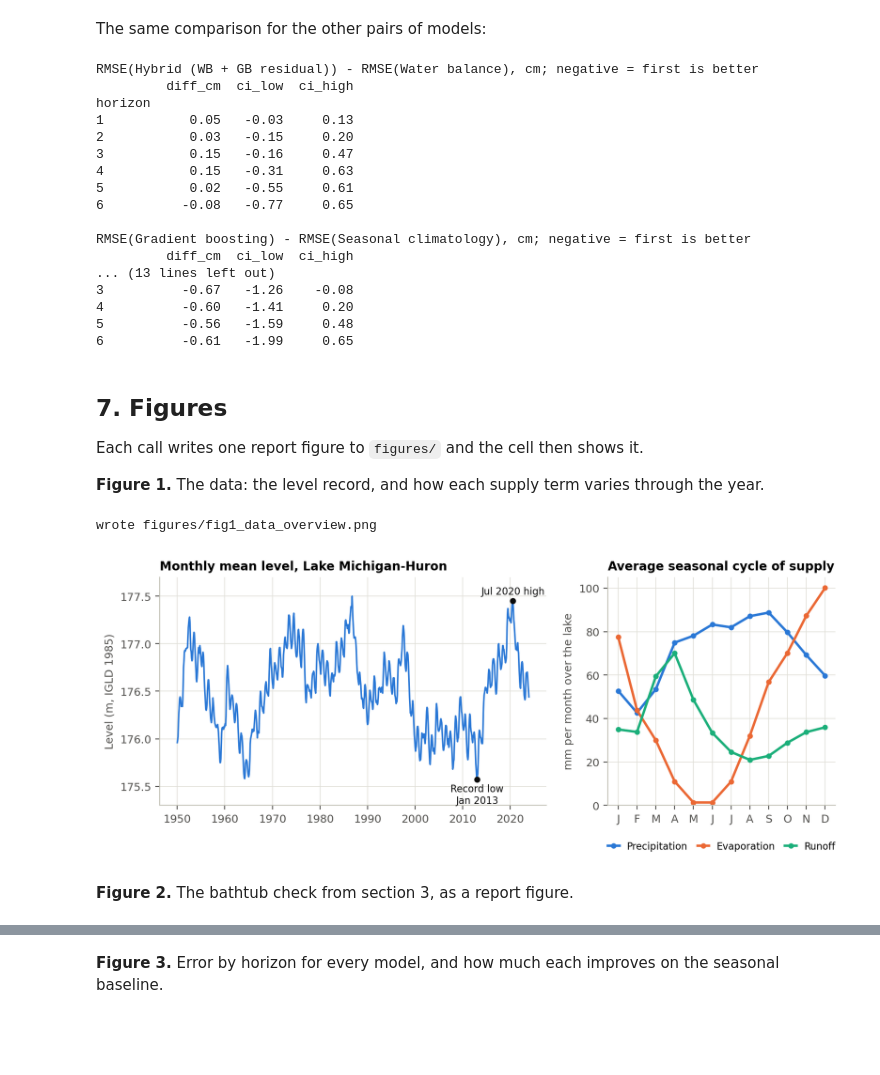
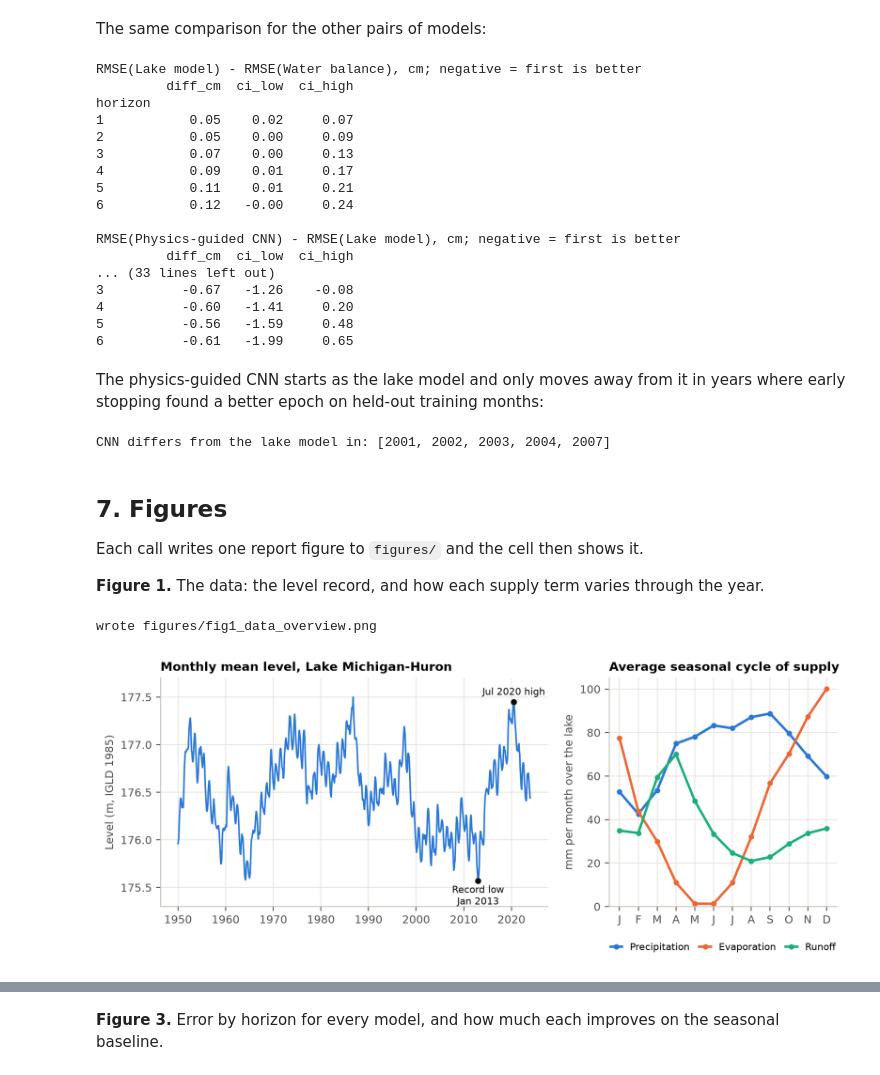
Before and after one commit to samuspdf/Great_Lakes_level, a Jupyter notebook: notebooks/main.ipynb, the cells around one changed output, grey strips where cells are left out. Saved outputs shown, nothing was run; the diff lists cells and outputs as text; code cells hidden in the pictures; blank space fills up the shorter version.

```diff
--- a/notebooks/main.ipynb
+++ b/notebooks/main.ipynb
@@ -163,29 +175,38 @@ The row `WB, perfect forcing` is not a forecast. It uses the weather that actual
 # %% [markdown]
 The same comparison for the other pairs of models:
 # %%
-for a, b in [("Hybrid (WB + GB residual)", "Water balance"),
+for a, b in [("Lake model", "Water balance"),
+             ("Physics-guided CNN", "Lake model"),
+             ("Hybrid (WB + GB residual)", "Water balance"),
              ("Gradient boosting", "Seasonal climatology"),
              ("Water balance", "Seasonal climatology")]:
     print(f"\nRMSE({a}) - RMSE({b}), cm; negative = first is better")
     print(bootstrap_rmse_diff(preds, a, b).round(2).to_string())
 # %% [output]
-RMSE(Hybrid (WB + GB residual)) - RMSE(Water balance), cm; negative = first is better
+RMSE(Lake model) - RMSE(Water balance), cm; negative = first is better
          diff_cm  ci_low  ci_high
 horizon
-1           0.05   -0.03     0.13
-2           0.03   -0.15     0.20
-3           0.15   -0.16     0.47
-4           0.15   -0.31     0.63
-5           0.02   -0.55     0.61
-6          -0.08   -0.77     0.65
+1           0.05    0.02     0.07
+2           0.05    0.00     0.09
+3           0.07    0.00     0.13
+4           0.09    0.01     0.17
+5           0.11    0.01     0.21
+6           0.12   -0.00     0.24
 
-RMSE(Gradient boosting) - RMSE(Seasonal climatology), cm; negative = first is better
+RMSE(Physics-guided CNN) - RMSE(Lake model), cm; negative = first is better
          diff_cm  ci_low  ci_high
-... (13 lines left out)
+... (33 lines left out)
 3          -0.67   -1.26    -0.08
 4          -0.60   -1.41     0.20
 5          -0.56   -1.59     0.48
 6          -0.61   -1.99     0.65
+# %% [markdown]
+The physics-guided CNN starts as the lake model and only moves away from it in years where early stopping found a better epoch on held-out training months:
+# %%
+t = preds.pivot_table(index="target", columns="model", values="predicted_m")
+print("CNN differs from the lake model in:", sorted(set(t.index[(t["Physics-guided CNN"] - t["Lake model"]).abs() > 1e-9].year)))
+# %% [output]
+CNN differs from the lake model in: [2001, 2002, 2003, 2004, 2007]
 # %% [markdown]
 ## 7. Figures
 
@@ -193,11 +214,8 @@ Each call writes one report figure to `figures/` and the cell then shows it.
 
 **Figure 1.** The data: the level record, and how each supply term varies through the year.
 # %%
-FIGURES.mkdir(exist_ok=True)
 fig1_data(df)
 display(Image(str(FIGURES / "fig1_data_overview.png"), width=800))
 # %% [output]
 wrote figures/fig1_data_overview.png
-[figure, old version]
+[figure, new version]
-# %% [markdown]
-**Figure 2.** The bathtub check from section 3, as a report figure.
```
Also changed, not shown: parts of 18 cells of this notebook, 12 other files.
